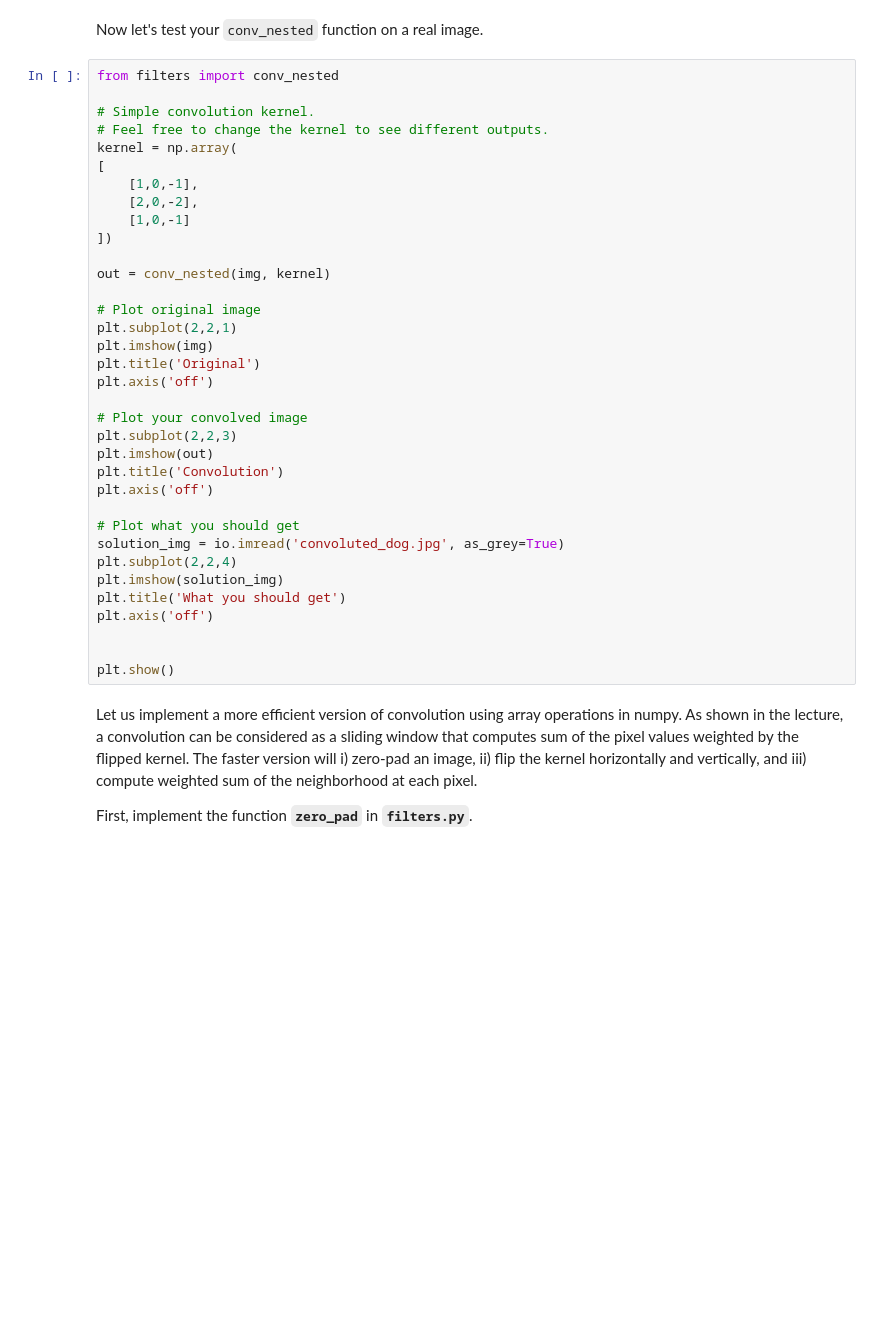
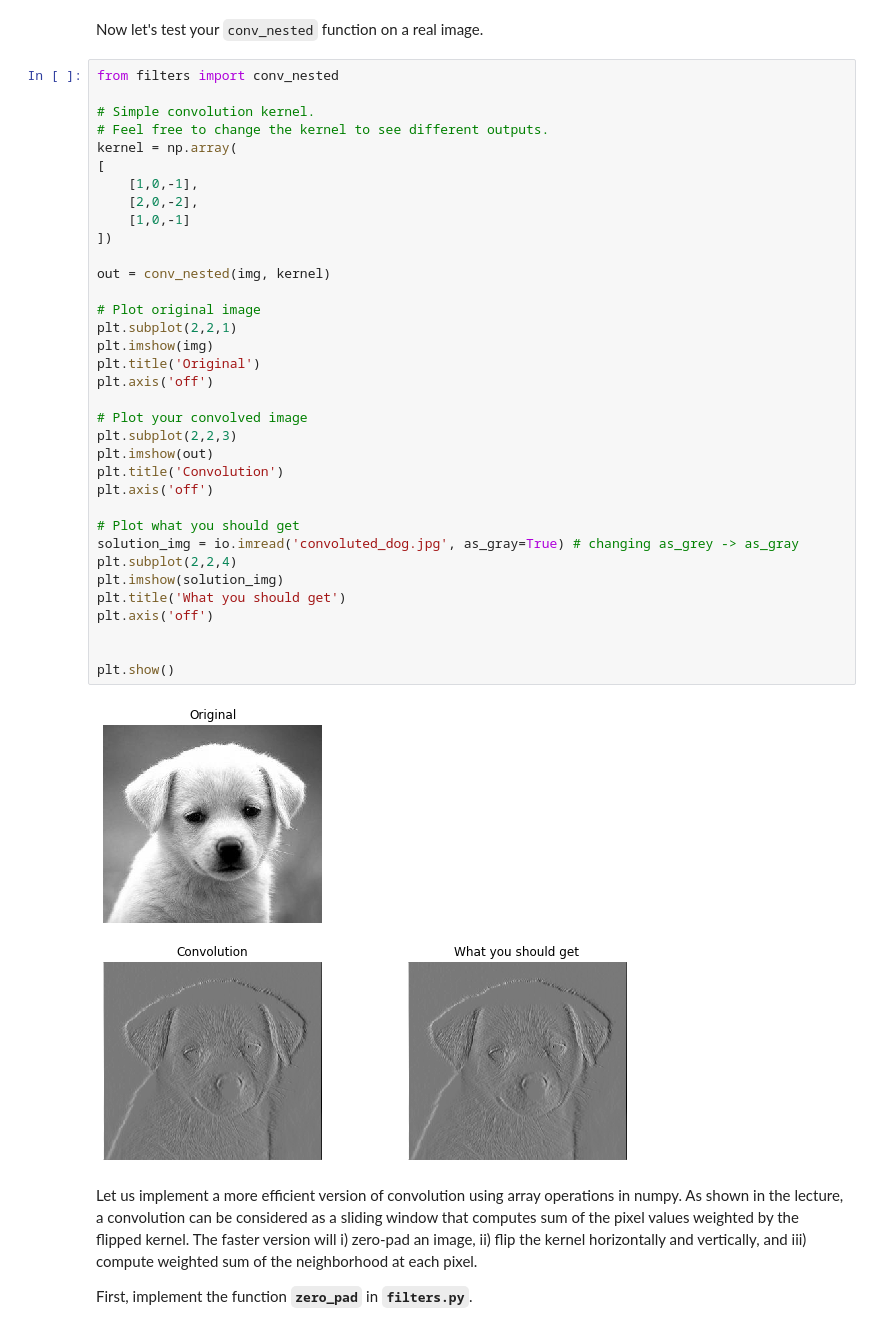
Before and after one commit to nayan-pradhan/ComputerVision, a Jupyter notebook: assignment2/NayanManSinghPradhan_assignment2/hw2.ipynb, the cells around one changed output. Saved outputs shown, nothing was run; the diff lists cells and outputs as text; blank space fills up the shorter version.

```diff
--- a/assignment2/NayanManSinghPradhan_assignment2/hw2.ipynb
+++ b/assignment2/NayanManSinghPradhan_assignment2/hw2.ipynb
@@ -135,34 +135,36 @@ from filters import conv_nested
 # Feel free to change the kernel to see different outputs.
 kernel = np.array(
 [
     [1,0,-1],
     [2,0,-2],
     [1,0,-1]
 ])
 
 out = conv_nested(img, kernel)
 
 # Plot original image
 plt.subplot(2,2,1)
 plt.imshow(img)
 plt.title('Original')
 plt.axis('off')
 
 # Plot your convolved image
 plt.subplot(2,2,3)
 plt.imshow(out)
 plt.title('Convolution')
 plt.axis('off')
 
 # Plot what you should get
-solution_img = io.imread('convoluted_dog.jpg', as_grey=True)
+solution_img = io.imread('convoluted_dog.jpg', as_gray=True) # changing as_grey -> as_gray
 plt.subplot(2,2,4)
 plt.imshow(solution_img)
 plt.title('What you should get')
 plt.axis('off')
 
 
 plt.show()
+# %% [output]
+[figure, added]
 # %% [markdown]
 Let us implement a more efficient version of convolution using array operations in numpy. As shown in the lecture, a convolution can be considered as a sliding window that computes sum of the pixel values weighted by the flipped kernel. The faster version will i) zero-pad an image, ii) flip the kernel horizontally and vertically, and iii) compute weighted sum of the neighborhood at each pixel.
 
```
Also changed, not shown: parts of 2 cells of this notebook, 1 other file.
